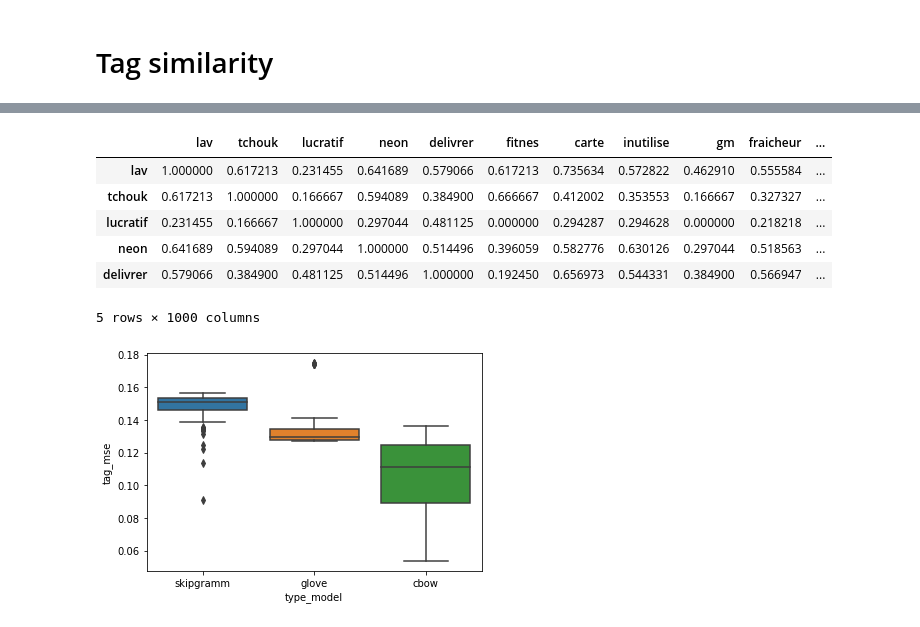
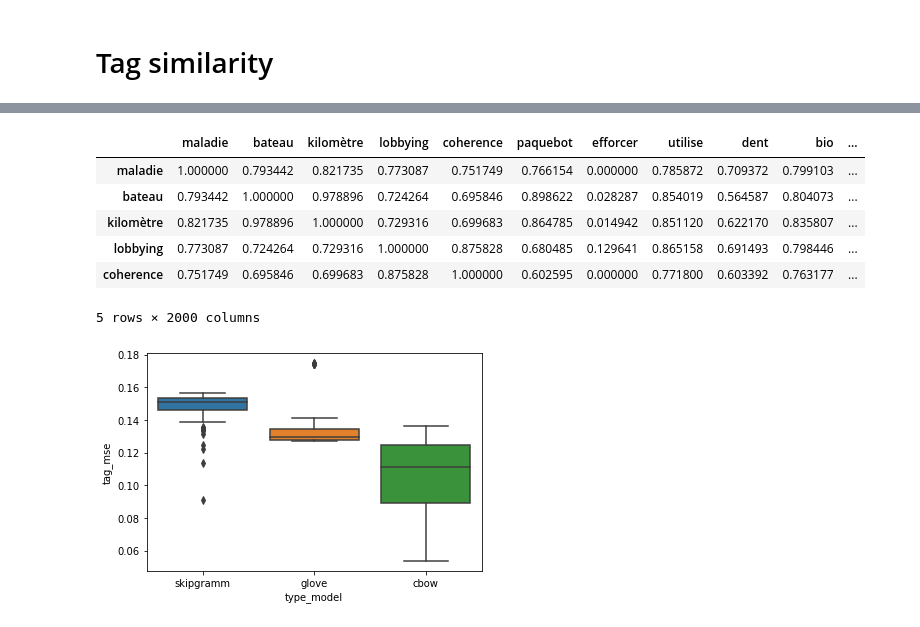
Before and after one commit to dmkant/projet-statistique-2022, a Jupyter notebook: word_embedding/evaluation_embedding.ipynb, the cells around one changed output, grey strips where cells are left out. Saved outputs shown, nothing was run; the diff lists cells and outputs as text; code cells hidden in the pictures.

```diff
--- a/word_embedding/evaluation_embedding.ipynb
+++ b/word_embedding/evaluation_embedding.ipynb
@@ -25,12 +105,12 @@ df_evaluation.head()
 # %%
-df_tag_similarity = pd.read_csv("tunning/tag_similiraty.csv",sep=";",index_col=0)
+df_tag_similarity = pd.read_csv("../data/tunning/tag_similiraty.csv",sep=";",index_col=0)
 df_tag_similarity.head()
 # %% [output]
-|  | lav | tchouk | lucratif | neon | delivrer | fitnes | carte | inutilise | gm | fraicheur | ... |
-| lav | 1.000000 | 0.617213 | 0.231455 | 0.641689 | 0.579066 | 0.617213 | 0.735634 | 0.572822 | 0.462910 | 0.555584 | ... |
-| tchouk | 0.617213 | 1.000000 | 0.166667 | 0.594089 | 0.384900 | 0.666667 | 0.412002 | 0.353553 | 0.166667 | 0.327327 | ... |
-| lucratif | 0.231455 | 0.166667 | 1.000000 | 0.297044 | 0.481125 | 0.000000 | 0.294287 | 0.294628 | 0.000000 | 0.218218 | ... |
-| neon | 0.641689 | 0.594089 | 0.297044 | 1.000000 | 0.514496 | 0.396059 | 0.582776 | 0.630126 | 0.297044 | 0.518563 | ... |
-| delivrer | 0.579066 | 0.384900 | 0.481125 | 0.514496 | 1.000000 | 0.192450 | 0.656973 | 0.544331 | 0.384900 | 0.566947 | ... |
+|  | maladie | bateau | kilomètre | lobbying | coherence | paquebot | efforcer | utilise | dent | bio | ... |
+| maladie | 1.000000 | 0.793442 | 0.821735 | 0.773087 | 0.751749 | 0.766154 | 0.000000 | 0.785872 | 0.709372 | 0.799103 | ... |
+| bateau | 0.793442 | 1.000000 | 0.978896 | 0.724264 | 0.695846 | 0.898622 | 0.028287 | 0.854019 | 0.564587 | 0.804073 | ... |
+| kilomètre | 0.821735 | 0.978896 | 1.000000 | 0.729316 | 0.699683 | 0.864785 | 0.014942 | 0.851120 | 0.622170 | 0.835807 | ... |
+| lobbying | 0.773087 | 0.724264 | 0.729316 | 1.000000 | 0.875828 | 0.680485 | 0.129641 | 0.865158 | 0.691493 | 0.798446 | ... |
+| coherence | 0.751749 | 0.695846 | 0.699683 | 0.875828 | 1.000000 | 0.602595 | 0.000000 | 0.771800 | 0.603392 | 0.763177 | ... |
-5 rows × 1000 columns
+5 rows × 2000 columns
 # %%
```
Also changed, not shown: parts of 16 cells of this notebook, 12 other files.
